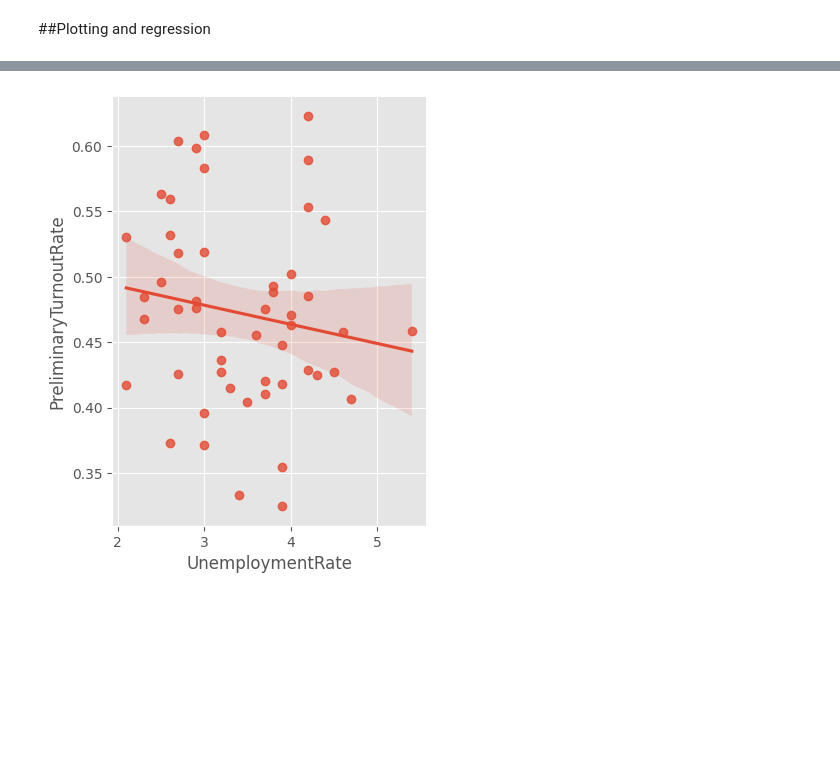
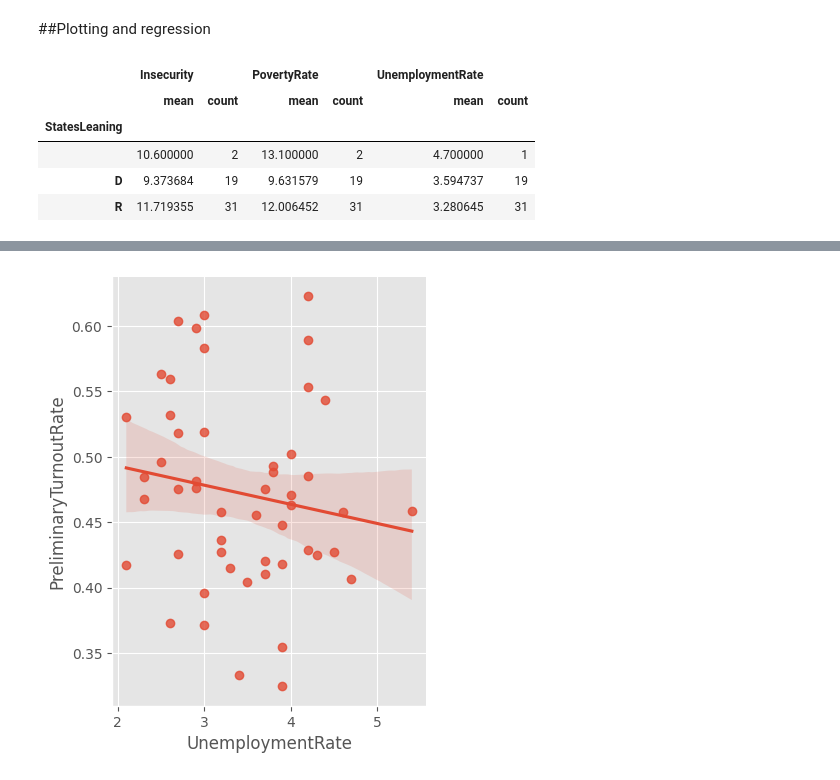
Before and after one commit to shimjide123/datman, a Jupyter notebook: Final_by_Yu Nong.ipynb, the cells around one changed output, grey strips where cells are left out. Cells and saved outputs as stored; diff of their text form; code cells hidden in the pictures; blank space fills up the shorter version.

```diff
--- a/Final_by_Yu Nong.ipynb
+++ b/Final_by_Yu Nong.ipynb
@@ -1241,6 +1237,16 @@ turnout_unemployment_poverty_food_Redstate.rename(columns={'Unemployment rate':
 # %%
 turnout_unemployment_poverty_food_Redstate.rename(columns={'Preliminary Turnout Rate': 'PreliminaryTurnoutRate'}, inplace=True)
 turnout_unemployment_poverty_food_Redstate.rename(columns={'Poverty rate': 'PovertyRate'}, inplace=True)  #same, rename for regression
+# %%
+turnout_unemployment_poverty_food_Redstate[['Insecurity','PovertyRate', 'UnemploymentRate','StatesLeaning']].groupby('StatesLeaning').agg(['mean', 'count'])
+#the 31 republican leaning states have highers average percentages of people in poverty (11.7%) and food insecurity(12 %), but slightly lower average unemployment rate than those of democrat leaning states
+# %% [output]
+|  | Insecurity |  | PovertyRate |  | UnemploymentRate |  |
+|  | mean | count | mean | count | mean | count |
+| StatesLeaning |  |  |  |  |  |  |
+|  | 10.600000 | 2 | 13.100000 | 2 | 4.700000 | 1 |
+| D | 9.373684 | 19 | 9.631579 | 19 | 3.594737 | 19 |
+| R | 11.719355 | 31 | 12.006452 | 31 | 3.280645 | 31 |
 # %%
 unemployment_turnout = sm.ols(formula="PreliminaryTurnoutRate ~ UnemploymentRate", data=turnout_unemployment_poverty_food_Redstate).fit();
 # %%
```
Also changed, not shown: parts of 38 cells of this notebook.
